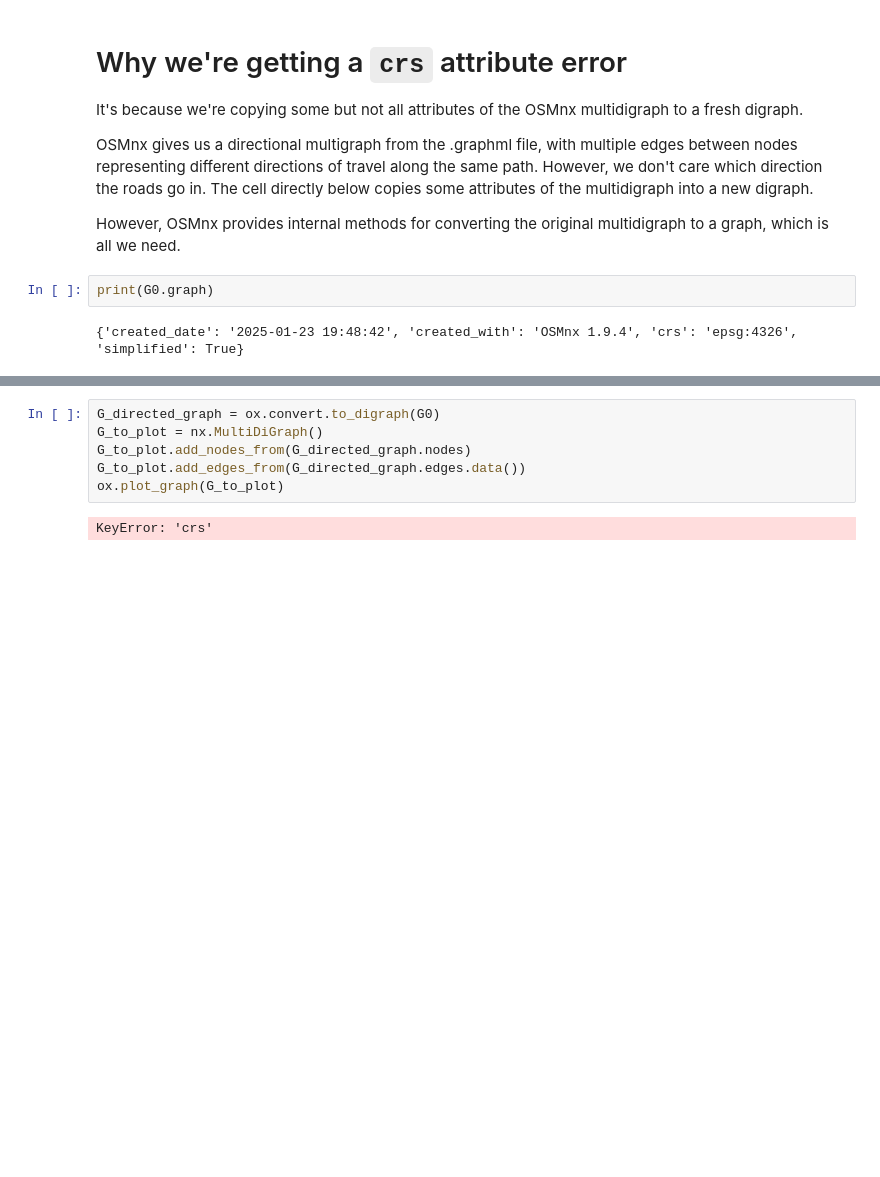
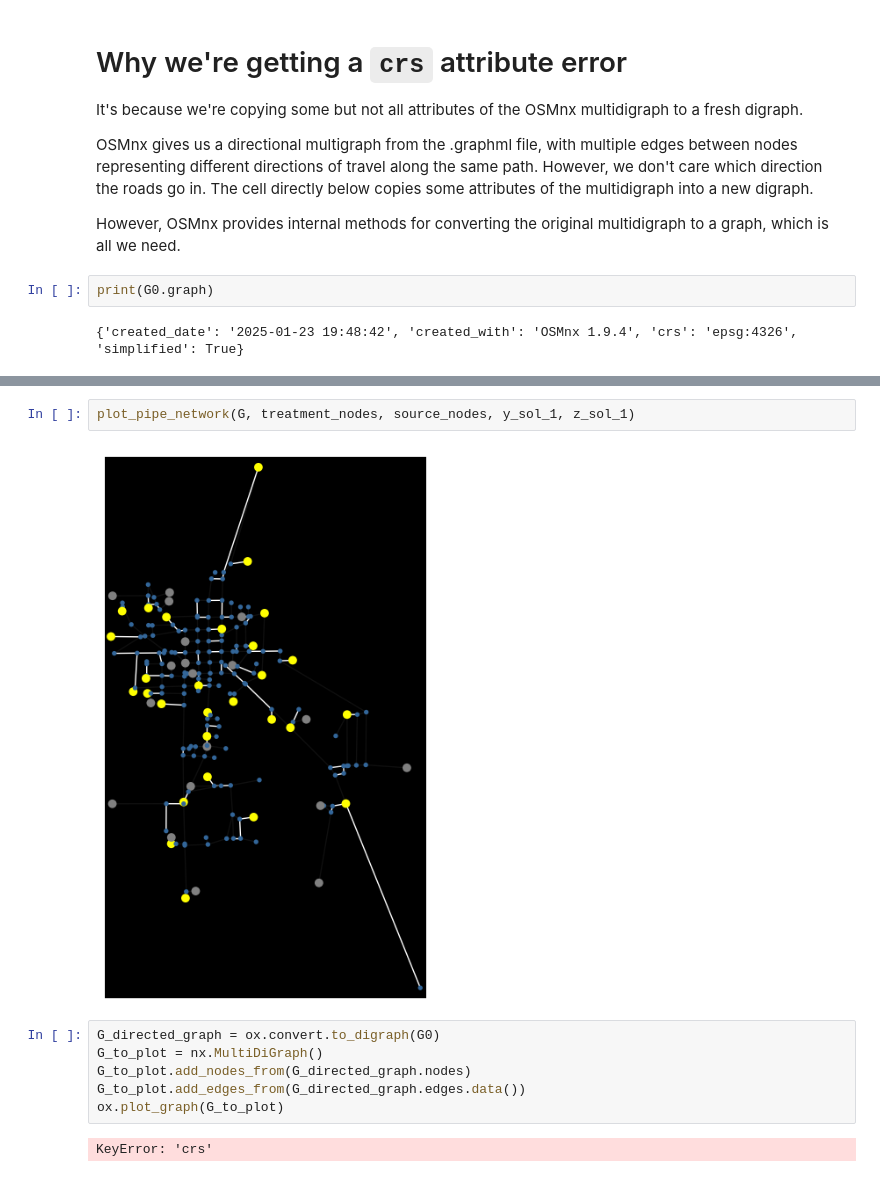
Before and after one commit to matt-banschbach/CMOR492-DWS, a Jupyter notebook: visualization/visual_sandbox.ipynb, the cells around one changed output, grey strips where cells are left out. Cells and saved outputs as stored; diff of their text form; blank space fills up the shorter version.

```diff
--- a/visualization/visual_sandbox.ipynb
+++ b/visualization/visual_sandbox.ipynb
@@ -72,3 +168,7 @@ ox.plot_graph(G_digraph)
+# %%
+plot_pipe_network(G, treatment_nodes, source_nodes, y_sol_1, z_sol_1)
+# %% [output]
+[figure, added]
 # %%
 G_directed_graph = ox.convert.to_digraph(G0)
 G_to_plot = nx.MultiDiGraph()
```
Also changed, not shown: parts of 15 cells of this notebook, 17 other files.
